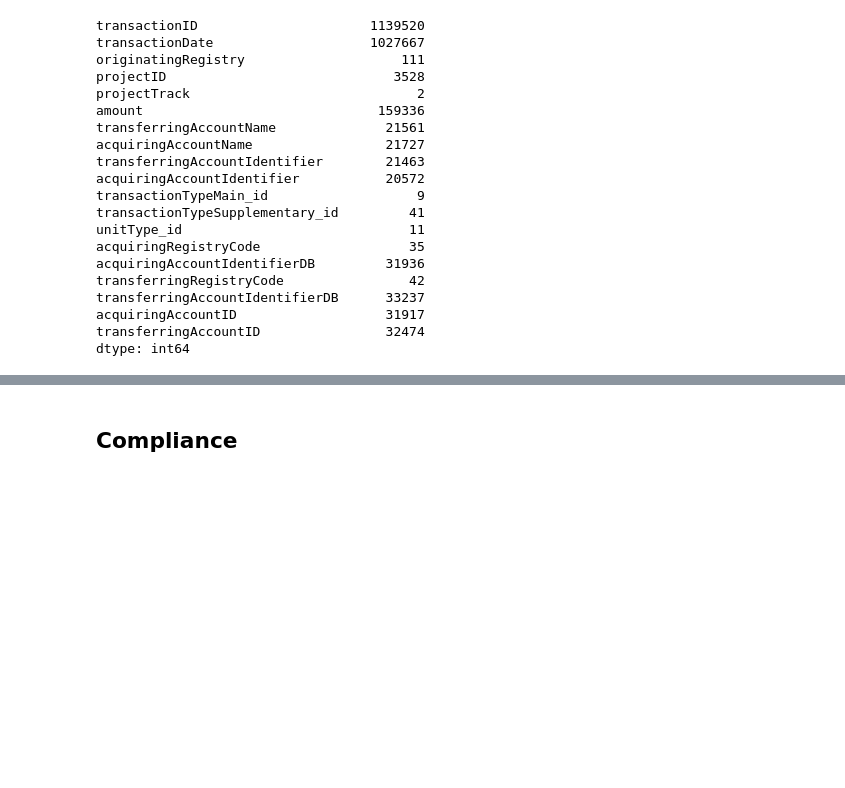
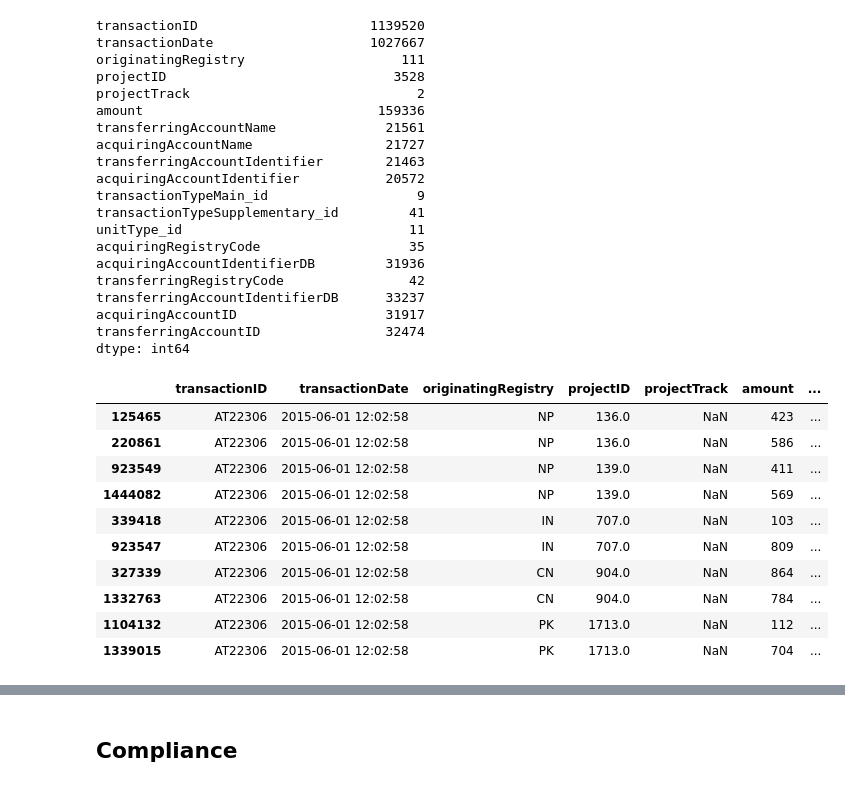
Before and after one commit to atr-tapia/ETS_repo, a Jupyter notebook: notebooks/union_registries_dfs.ipynb, the cells around one changed output, grey strips where cells are left out. Cells and saved outputs as stored; diff of their text form; code cells hidden in the pictures; blank space fills up the shorter version.

Commit message:
keep spotting unique id

```diff
--- a/notebooks/union_registries_dfs.ipynb
+++ b/notebooks/union_registries_dfs.ipynb
@@ -313,3 +295,17 @@ transferringAccountIdentifierDB      33237
 acquiringAccountID                   31917
 transferringAccountID                32474
 dtype: int64
+# %%
+abrel_trans[abrel_trans.duplicated(subset=["transactionID", 'projectID','originatingRegistry'], keep=False)].sort_values(["transactionID", 'projectID','originatingRegistry']).head(10)
+# %% [output]
+|  | transactionID | transactionDate | originatingRegistry | projectID | projectTrack | amount | ... |
+| 125465 | AT22306 | 2015-06-01 12:02:58 | NP | 136.0 | NaN | 423 | ... |
+| 220861 | AT22306 | 2015-06-01 12:02:58 | NP | 136.0 | NaN | 586 | ... |
+| 923549 | AT22306 | 2015-06-01 12:02:58 | NP | 139.0 | NaN | 411 | ... |
+| 1444082 | AT22306 | 2015-06-01 12:02:58 | NP | 139.0 | NaN | 569 | ... |
+| 339418 | AT22306 | 2015-06-01 12:02:58 | IN | 707.0 | NaN | 103 | ... |
+| 923547 | AT22306 | 2015-06-01 12:02:58 | IN | 707.0 | NaN | 809 | ... |
+| 327339 | AT22306 | 2015-06-01 12:02:58 | CN | 904.0 | NaN | 864 | ... |
+| 1332763 | AT22306 | 2015-06-01 12:02:58 | CN | 904.0 | NaN | 784 | ... |
+| 1104132 | AT22306 | 2015-06-01 12:02:58 | PK | 1713.0 | NaN | 112 | ... |
+| 1339015 | AT22306 | 2015-06-01 12:02:58 | PK | 1713.0 | NaN | 704 | ... |
```
Also changed, not shown: parts of 24 cells of this notebook, 1 other file.
